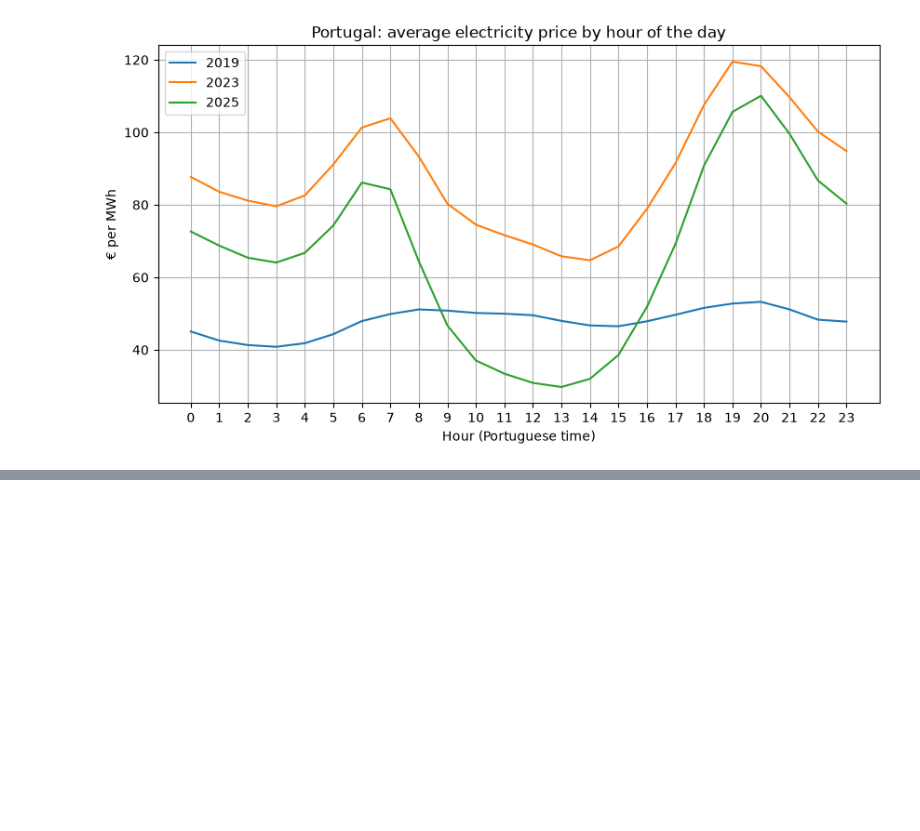
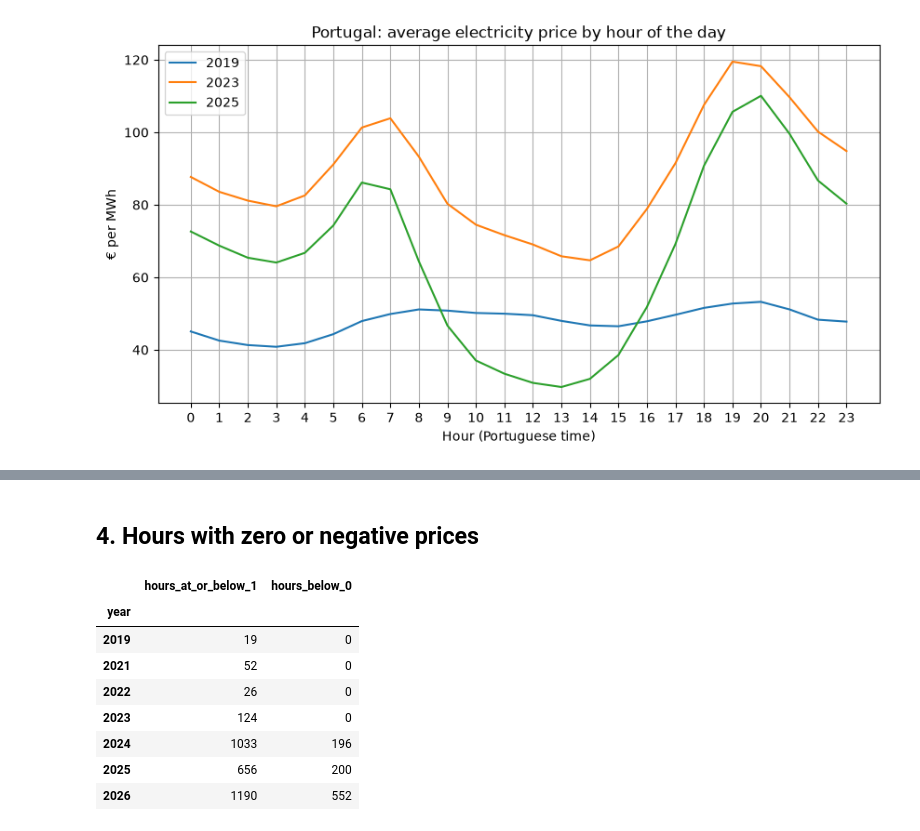
Before and after one commit to josepaulonunes/european-electricity-tracker, a Jupyter notebook: notebooks/04_analysis.ipynb, the cells around one changed output, grey strips where cells are left out. Saved outputs shown, nothing was run; the diff lists cells and outputs as text; code cells hidden in the pictures; blank space fills up the shorter version.

```diff
--- a/notebooks/04_analysis.ipynb
+++ b/notebooks/04_analysis.ipynb
@@ -61,0 +98,17 @@ plt.show()
+# %% [markdown]
+## 4. Hours with zero or negative prices
+# %%
+# Number of hours per year with prices at or below 1 €/MWh, and below zero
+near_zero = df[df["price_pt"] <= 1].groupby("year").size()
+negative = df[df["price_pt"] < 0].groupby("year").size()
+pd.DataFrame({"hours_at_or_below_1": near_zero, "hours_below_0": negative}).fillna(0).astype(int)
+# %% [output]
+|  | hours_at_or_below_1 | hours_below_0 |
+| year |  |  |
+| 2019 | 19 | 0 |
+| 2021 | 52 | 0 |
+| 2022 | 26 | 0 |
+| 2023 | 124 | 0 |
+| 2024 | 1033 | 196 |
+| 2025 | 656 | 200 |
+| 2026 | 1190 | 552 |
```
Also changed, not shown: parts of 3 cells of this notebook, 1 other file.
